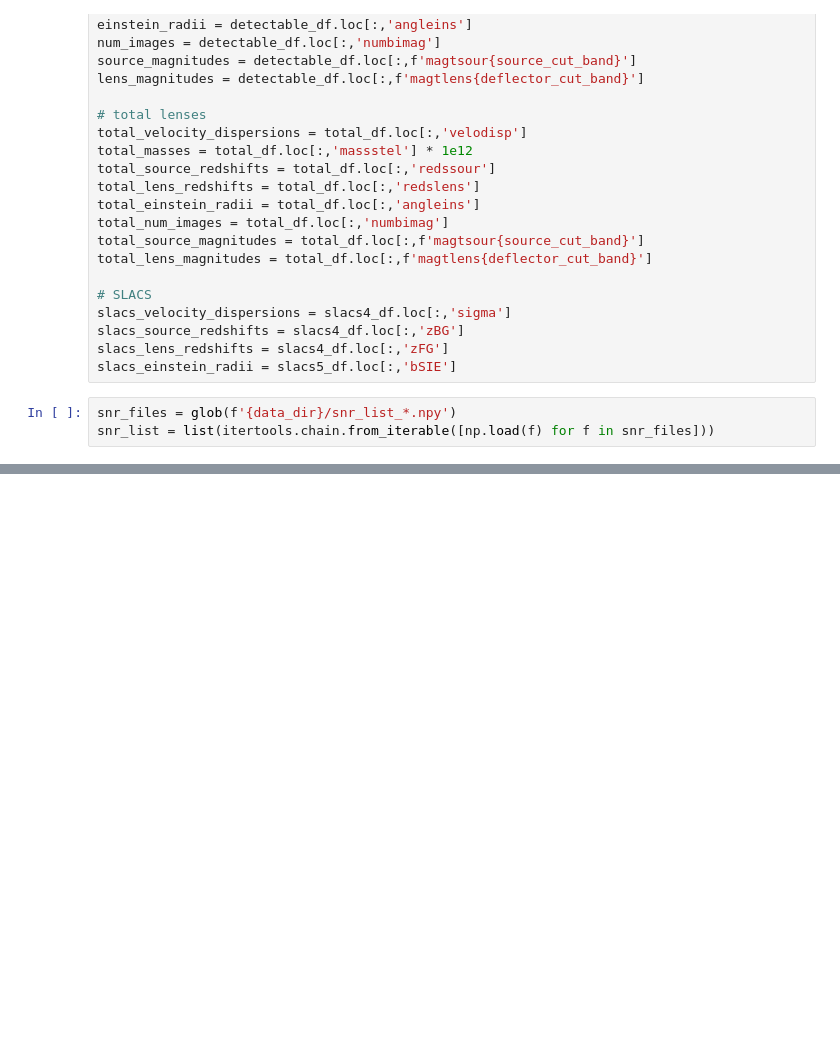
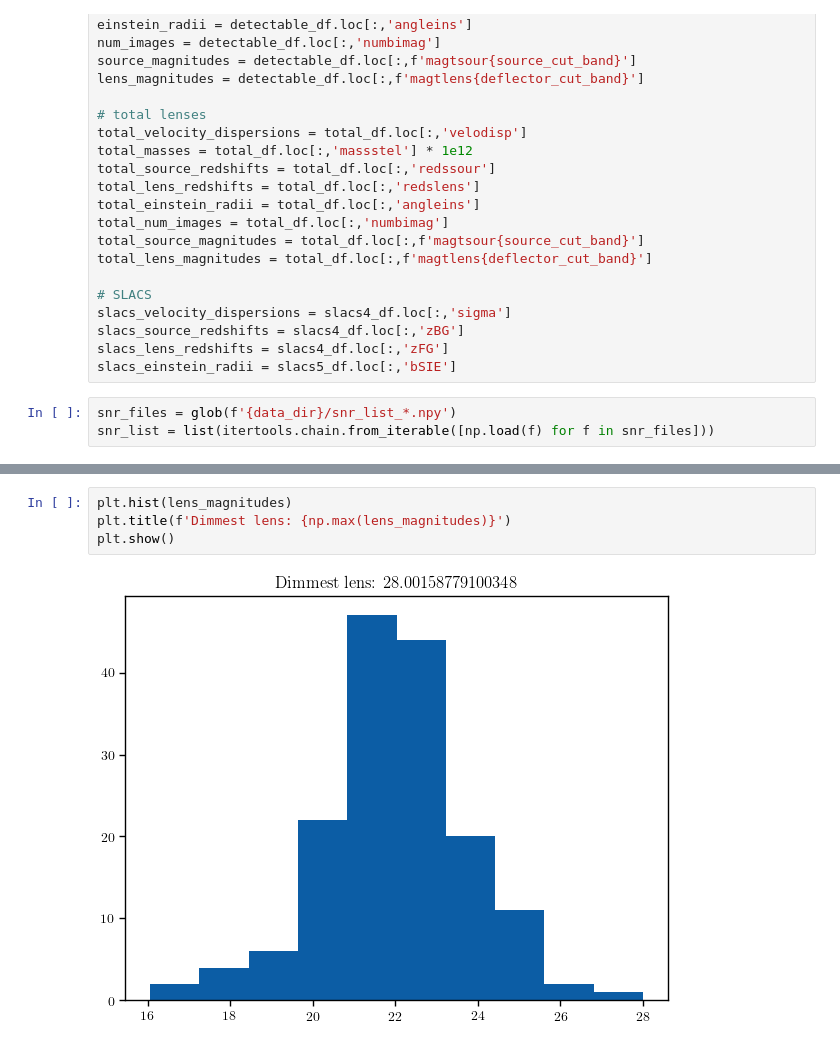
Before and after one commit to AstroMusers/mejiro, a Jupyter notebook: paper/figure_notebooks/skypy_statistics.ipynb, the cells around one changed output, grey strips where cells are left out. Saved outputs shown, nothing was run; the diff lists cells and outputs as text; blank space fills up the shorter version.

```diff
--- a/paper/figure_notebooks/skypy_statistics.ipynb
+++ b/paper/figure_notebooks/skypy_statistics.ipynb
@@ -189,0 +190,6 @@ plt.show()
+# %%
+plt.hist(lens_magnitudes)
+plt.title(f'Dimmest lens: {np.max(lens_magnitudes)}')
+plt.show()
+# %% [output]
+[figure, added]
```
Also changed, not shown: parts of 7 cells of this notebook, 8 other files.
